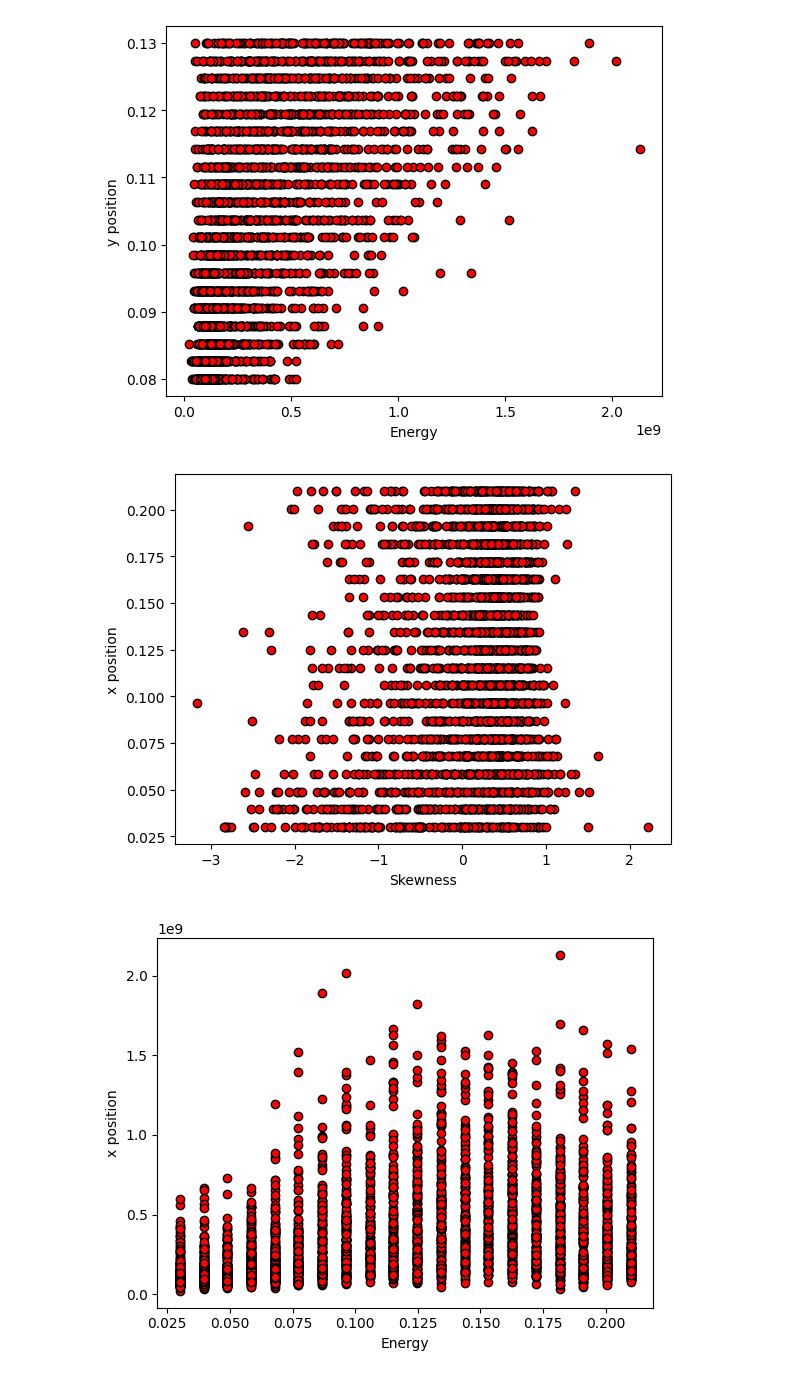
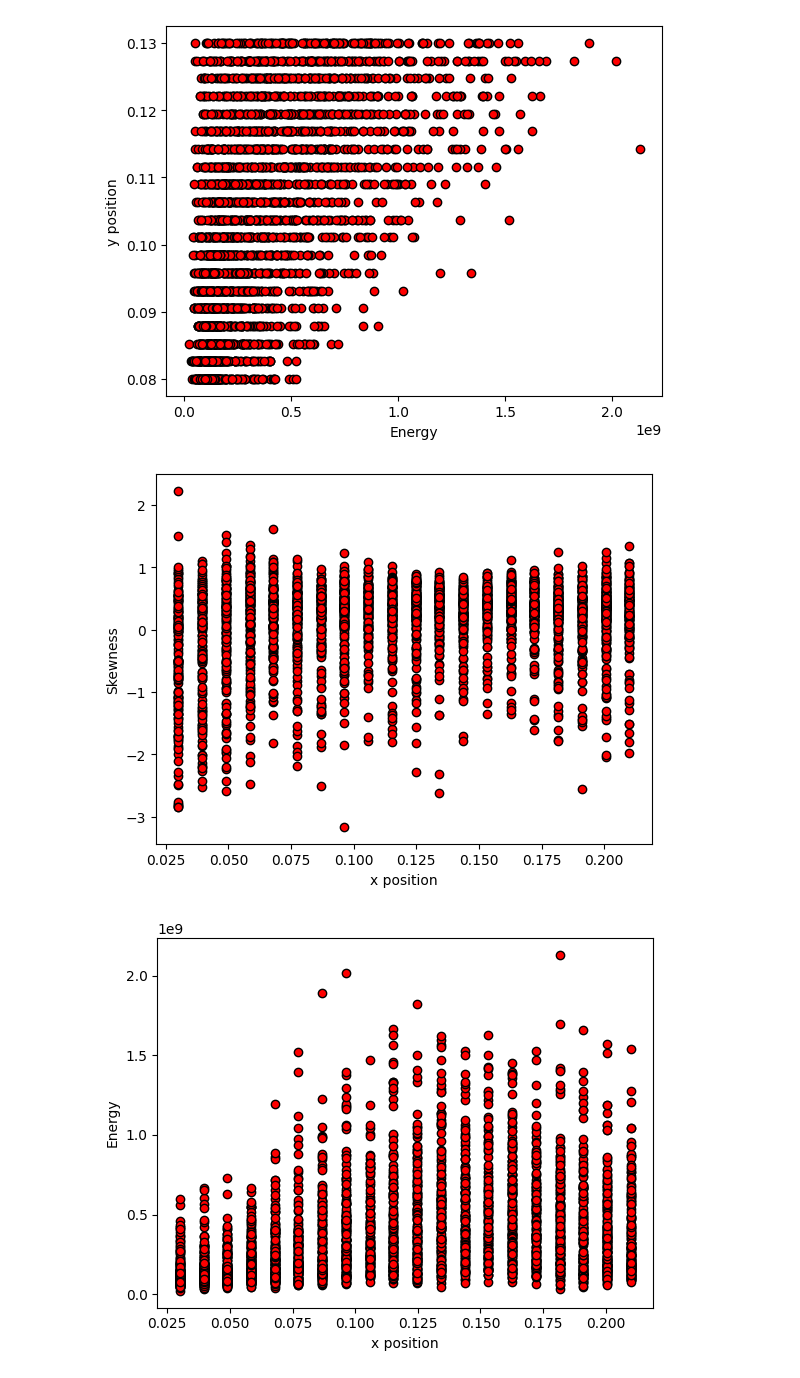
Before and after one commit to andrefsr/Machine-Learning-on-detection-of-buried-cylinders-via-GPR, a Jupyter notebook: sec_sim/machine_learning/data_analysis.ipynb, the cells around one changed output. Cells and saved outputs as stored; diff of their text form; code cells hidden in the pictures.

```diff
--- a/sec_sim/machine_learning/data_analysis.ipynb
+++ b/sec_sim/machine_learning/data_analysis.ipynb
@@ -130,18 +130,18 @@ plt.show()
 # %%
 x = df_features
 y_posx = df_labels['pos_x']
 
 plt.figure()
-plt.xlabel('Skewness')
-plt.ylabel('x position')
-plt.scatter(x['Skewness'],y_posx,color='red',edgecolors='black')
+plt.ylabel('Skewness')
+plt.xlabel('x position')
+plt.scatter(y_posx,x['Skewness'],color='red',edgecolors='black')
 plt.show()
 
 plt.figure()
-plt.xlabel('Energy')
-plt.ylabel('x position')
+plt.ylabel('Energy')
+plt.xlabel('x position')
 plt.scatter(y_posx,x['Energia'],color='red',edgecolors='black')
 plt.show()
 # %% [output]
-[figure, old version]
+[figure, new version]
-[figure, old version]
+[figure, new version]
```
Also changed, not shown: 5 other files.
